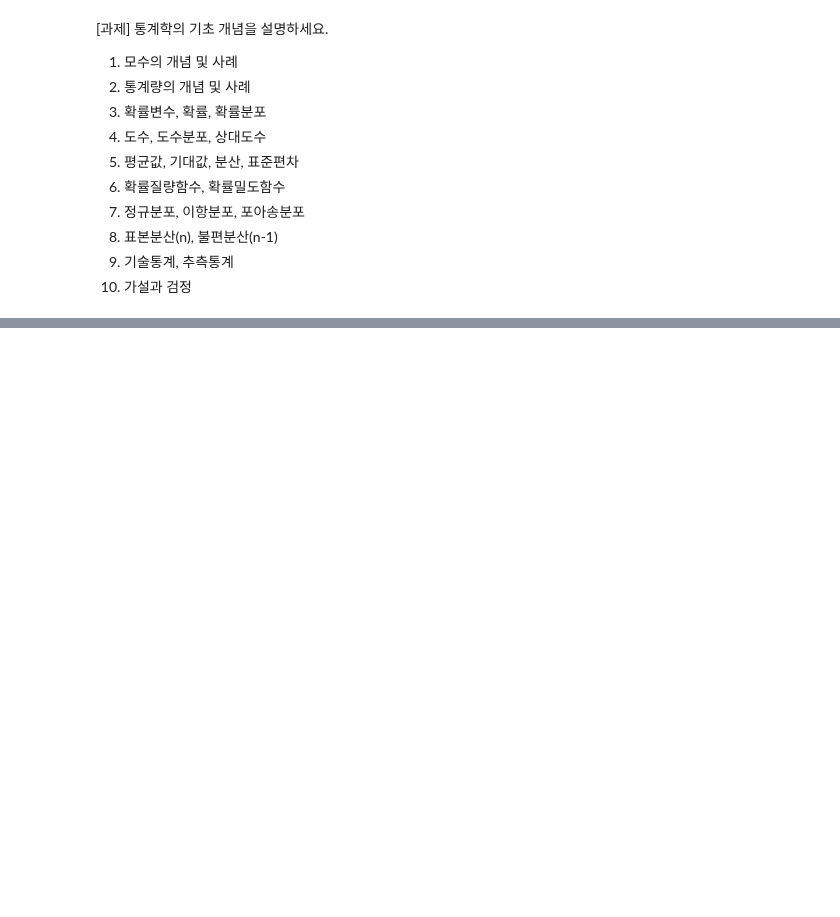
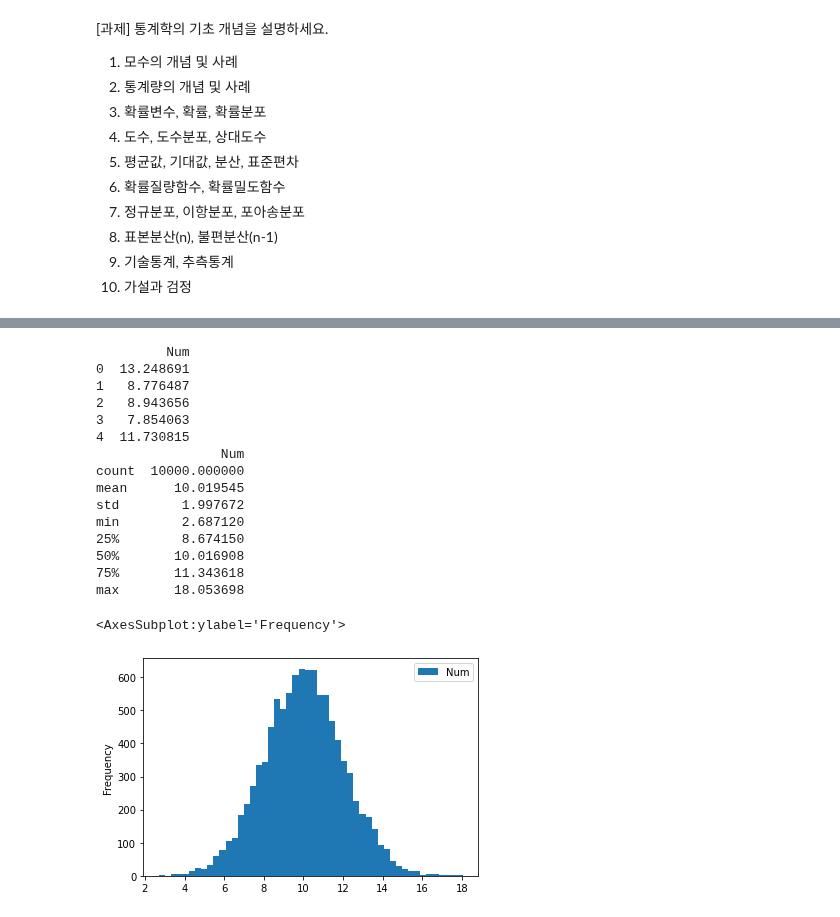
Before and after one commit to bnv20/kdt3, a Jupyter notebook: 시각화1_guide.ipynb, the cells around one changed output, grey strips where cells are left out. Drawn from its saved outputs; the diff is of its cells as text; code cells hidden in the pictures; blank space fills up the shorter version.

```diff
--- a/시각화1_guide.ipynb
+++ b/시각화1_guide.ipynb
@@ -250,0 +429,26 @@ df_auto.head()
+# %%
+from scipy import stats
+np.random.seed(1)
+sample1 = stats.norm.rvs(loc=10,scale=2,size=10000) # 평균 10, 표준편차 2, 샘플 10000
+df1 = pd.DataFrame(sample1, columns=['Num'])
+print(df1.head())
+print(df1.describe())
+df1.plot(kind='hist',bins=50)
+# %% [output]
+         Num
+0  13.248691
+1   8.776487
+2   8.943656
+3   7.854063
+4  11.730815
+                Num
+count  10000.000000
+mean      10.019545
+std        1.997672
+min        2.687120
+25%        8.674150
+50%       10.016908
+75%       11.343618
+max       18.053698
+<AxesSubplot:ylabel='Frequency'>
+[figure, added]
```
Also changed, not shown: parts of 38 cells of this notebook, 1 other file.
